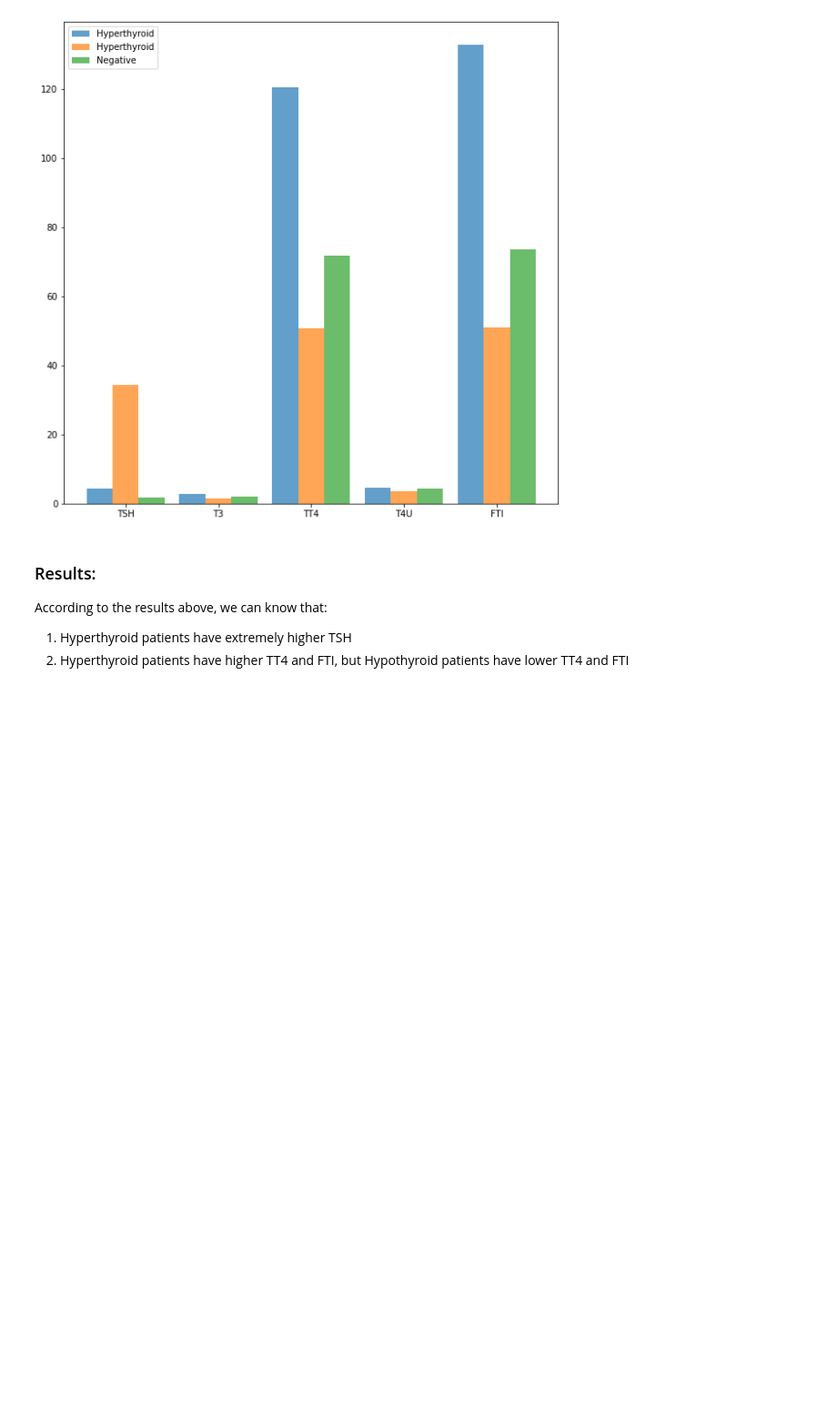
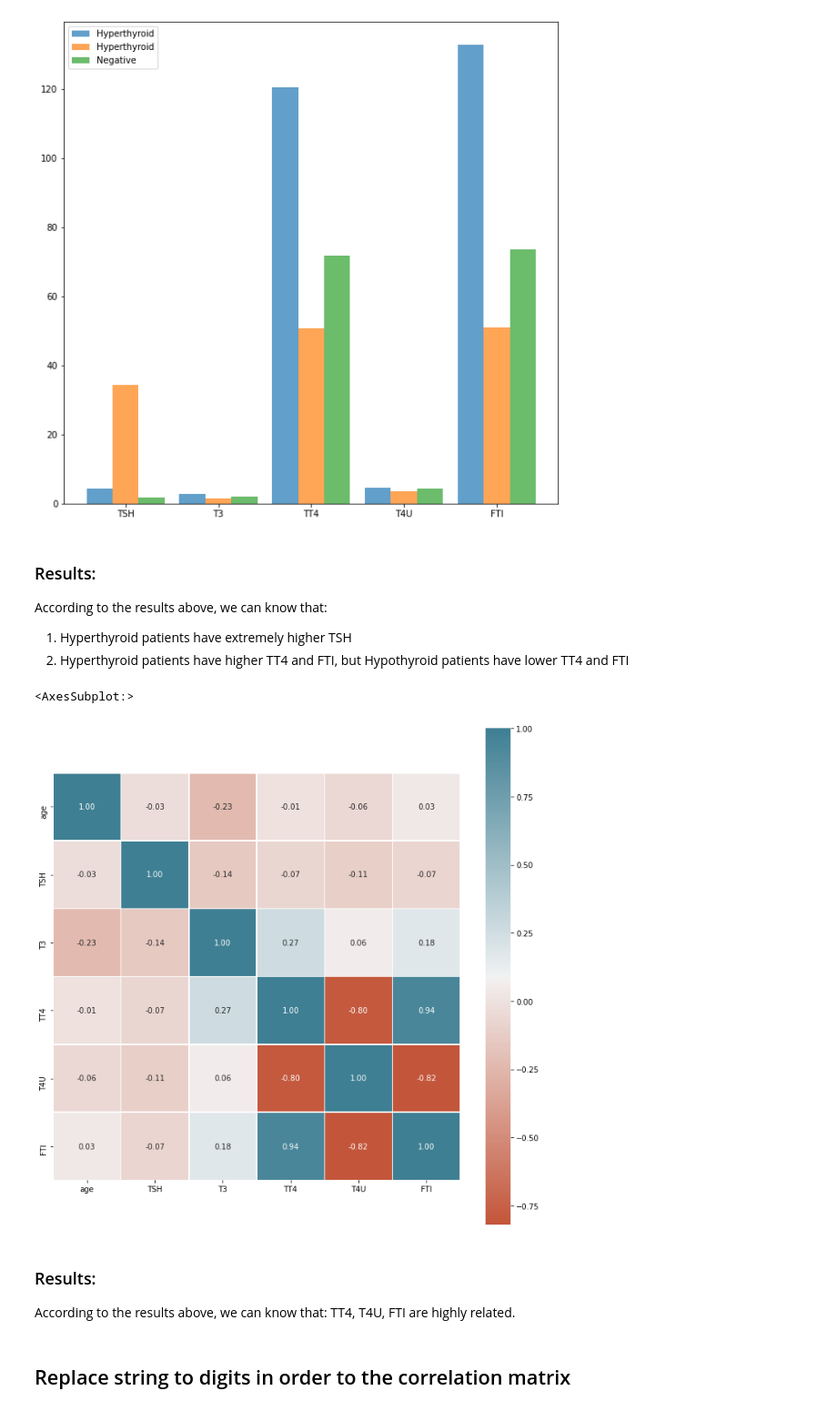
Before and after one commit to zengxueyuan/PHAS0077_QiyuanZeng_2022, a Jupyter notebook: 2. Data analysis.ipynb, the cells around one changed output. Shown at 91% size. Drawn from its saved outputs; the diff is of its cells as text; code cells hidden in the pictures; blank space fills up the shorter version.

```diff
--- a/2. Data analysis.ipynb
+++ b/2. Data analysis.ipynb
@@ -761,3 +773,23 @@ plt.show()
 According to the results above, we can know that:
 1. Hyperthyroid patients have extremely higher TSH
 2. Hyperthyroid patients have higher TT4 and FTI, but Hypothyroid patients have lower TT4 and FTI
+# %%
+fig, ax = plt.subplots(1, 1, figsize=(12, 12))
+sns.heatmap(data=data.corr(),
+            annot=True,
+            annot_kws={"size":10},
+            square=True,
+            cmap=sns.diverging_palette(20, 220, n=256),
+            fmt='.2f',
+            linewidths=0.5,
+            linecolor='w',
+            ax=ax)
+# %% [output]
+<AxesSubplot:>
+[figure, added]
+# %% [markdown]
+### Results:
+According to the results above, we can know that:
+TT4, T4U, FTI are highly related.
+# %% [markdown]
+## Replace string to digits in order to the correlation matrix
```
Also changed, not shown: parts of 14 cells of this notebook, 7 other files.
